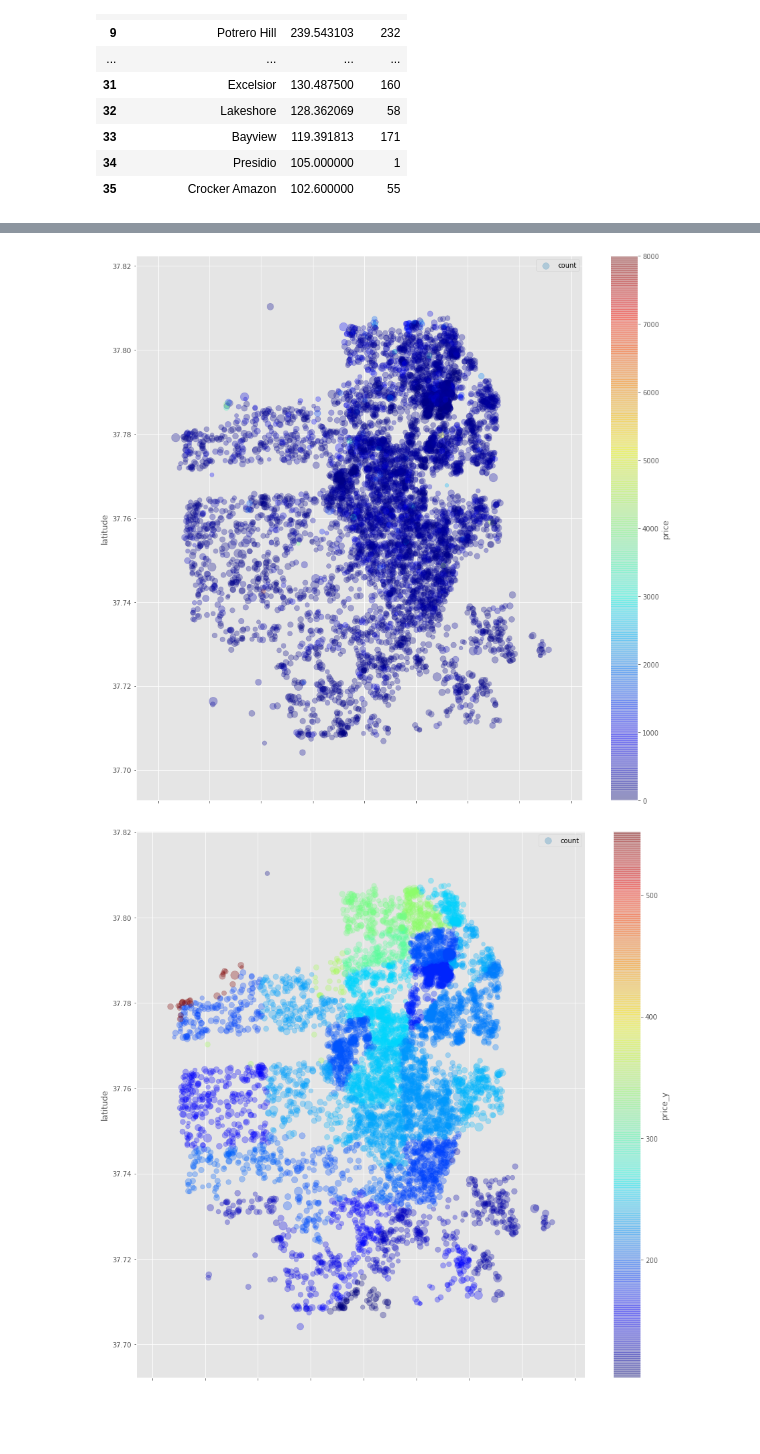
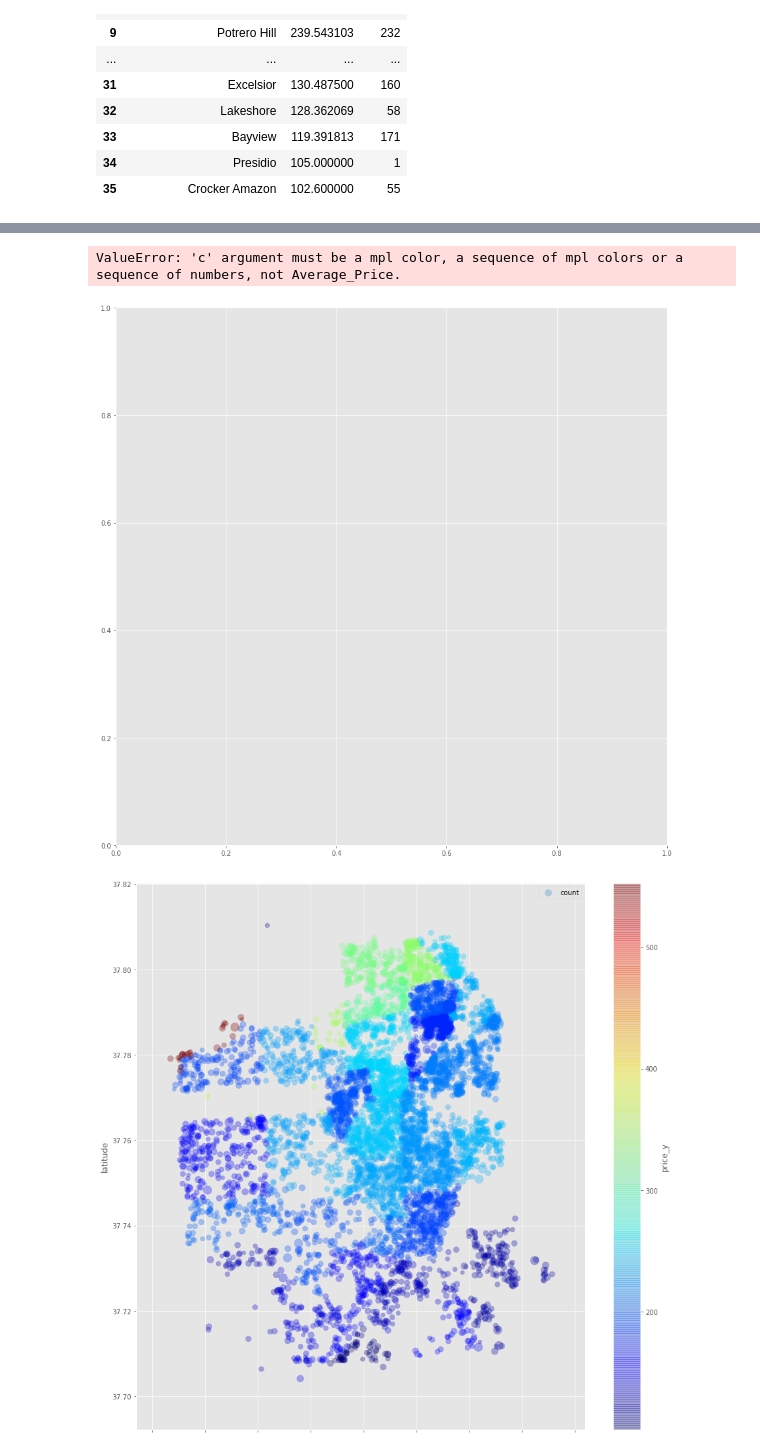
Before and after one commit to helen-tong/airbnb_1, a Jupyter notebook: eda.ipynb, the cells around one changed output, grey strips where cells are left out. Drawn from its saved outputs; the diff is of its cells as text; code cells hidden in the pictures; blank space fills up the shorter version.

```diff
--- a/eda.ipynb
+++ b/eda.ipynb
@@ -568,11 +568,12 @@ avg
 # %%
-airbnb.plot(kind="scatter", x="longitude", y="latitude",
-    s=pp_ratio['price_pp'], label='count',
-    c='price', colorbar=True, cmap=plt.get_cmap('jet'), alpha=0.3, figsize=(15,15))
+avg.plot(kind="scatter", x="longitude", y="latitude",
+    s=pp_ratio['price_pp'], label='Count',
+    c='Average_Price', colorbar=True, cmap=plt.get_cmap('jet'), alpha=0.3, figsize=(15,15))
 plt.legend()
 plt.show()
 # %% [output]
+ValueError: 'c' argument must be a mpl color, a sequence of mpl colors or a sequence of numbers, not Average_Price.
-[figure, old version]
+[figure, new version]
 # %%
 avg.plot(kind="scatter", x="longitude", y="latitude",
     s=pp_ratio['price_pp'], label='count',
```
Also changed, not shown: parts of 24 cells of this notebook, 6 other files.
